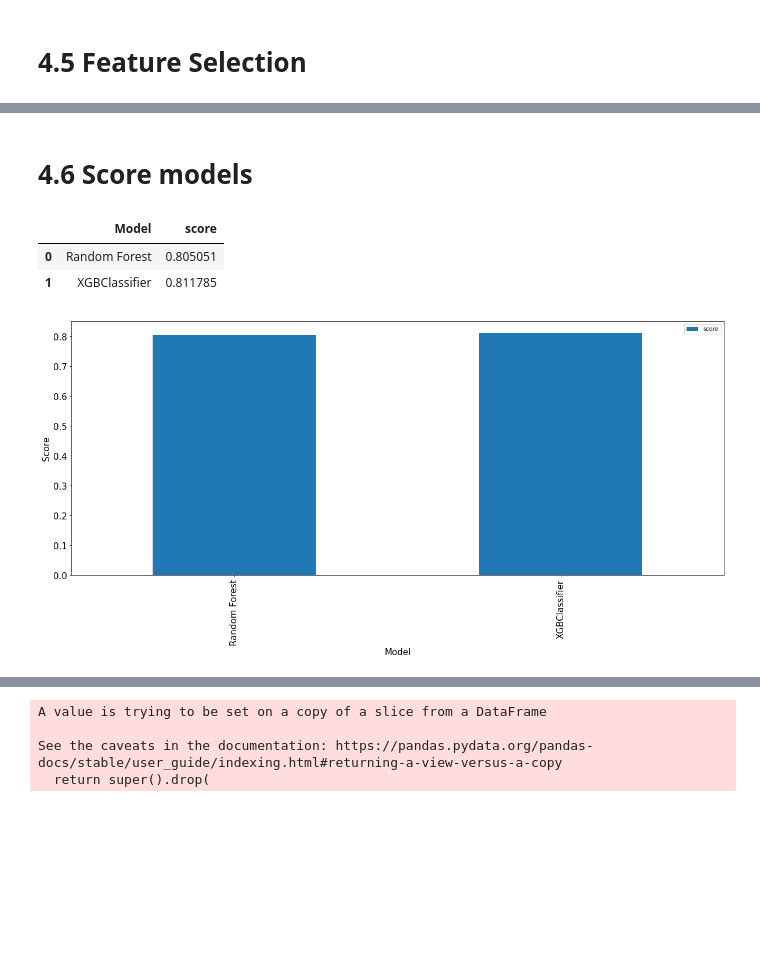
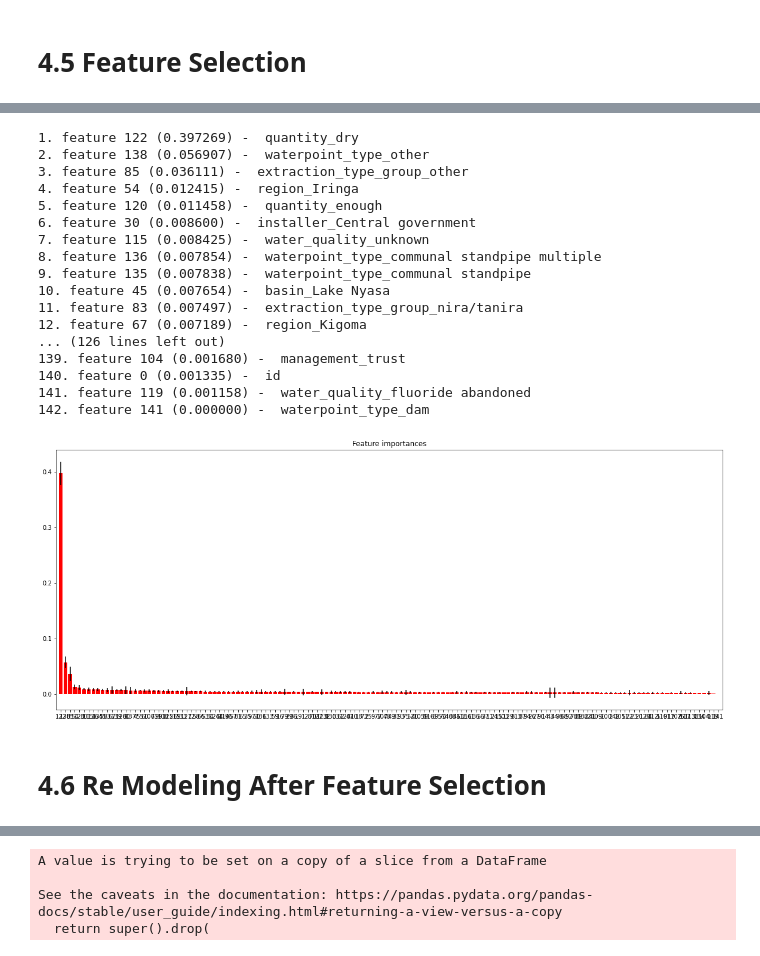
Before and after one commit to hemakaraveenhansika/pump-it-up, a Jupyter notebook: pump-it-up.ipynb, the cells around one changed output, grey strips where cells are left out. Cells and saved outputs as stored; diff of their text form; code cells hidden in the pictures; blank space fills up the shorter version.

Commit message:
feature selection

```diff
--- a/pump-it-up.ipynb
+++ b/pump-it-up.ipynb
@@ -1133,15 +1154,14 @@ add RobustScaler for train_data_1
 # %%
-target='status_group' #assign out target column as target
+target='status_group'
 used_cols = [c for c in train_data_1.columns.tolist() if c not in [target]]
-X=train_data_1[used_cols]
-y=train_data_1[target]
+X1=train_data_1[used_cols]
+y1=train_data_1[target]
 # %%
-# to divide our X and y to test and train
-X_train, X_test, y_train, y_test = train_test_split(X, y, test_size=0.2, random_state=42)
+# to divide our X1 and y1 to test and train
+X_train, X_test, y_train, y_test = train_test_split(X1, y1, test_size=0.2, random_state=42)
 # %% [markdown]
 # 4.2 RandomForestClassifier
 # %%
-rfc = RandomForestClassifier(n_estimators=50, random_state=42, n_jobs=-1,class_weight='balanced')
-rfc_model = make_pipeline(colum_transfer, rfc)
+rfc_model = RandomForestClassifier(n_estimators=50, random_state=42, n_jobs=-1,class_weight='balanced')
 rfc_model.fit(X_train, y_train)
 # %% [output]
@@ -1170,7 +1175,6 @@ Random Forest 0.805050505050505
 # %% [markdown]
 # 4.3 XGBClassifier
 # %%
-xgb = XGBClassifier(objective = 'multi:softmax', booster = 'gbtree', num_class = 3, eval_metric = 'merror', eta = .1,max_depth = 12, colsample_bytree = .4, learning_rate = 0.1, max_delta_step=1)
-xgb_model = make_pipeline(colum_transfer, xgb)
+xgb_model = XGBClassifier(objective = 'multi:softmax', booster = 'gbtree', num_class = 3, eval_metric = 'merror', eta = .1,max_depth = 12, colsample_bytree = .4, learning_rate = 0.1, max_delta_step=1)
 xgb_model.fit(X_train, y_train)
 # %% [output]
@@ -1201,35 +1230,38 @@ XGB 0.8117845117845118
 # %%
-# importances = rfc_model.feature_importances_
-# std = np.std([tree.feature_importances_ for tree in rfc_model.estimators_], axis=0)
-# indices = np.argsort(importances)[::-1]
+importances = xgb_model.feature_importances_
+std = np.std([tree.feature_importances_ for tree in rfc_model.estimators_], axis=0)
+indices = np.argsort(importances)[::-1]
 
-# feature_names = X_train.columns.tolist()
+feature_names = X1.columns.tolist()
 
-# # Printing the feature ranking
-# print("Feature ranking:", feature_names[f])
+for f in range(X1.shape[1]):
+    print("%d. feature %d (%f) - " % (f + 1, indices[f], importances[indices[f]]), feature_names[indices[f]])
 
-# for f in range(X.shape[1]):
-#     print("%d. feature %d (%f) - " % (f + 1, indices[f], importances[indices[f]]), feature_names[f])
-
-# # Plotting the feature importances of the forest
-# plt.figure()
-# plt.title("Feature importances")
-# plt.bar(range(X.shape[1]), importances[indices],
-#        color="r", yerr=std[indices], align="center")
-# plt.xticks(range(X.shape[1]), indices)
-# plt.xlim([-1, X.shape[1]])
-# plt.show()
+plt.figure()
+plt.title("Feature importances")
+plt.bar(range(X1.shape[1]), importances[indices],
+       color="r", yerr=std[indices], align="center")
+plt.xticks(range(X1.shape[1]), indices)
+plt.xlim([-1, X1.shape[1]])
+plt.show()
+# %% [output]
+1. feature 122 (0.397269) -  quantity_dry
+2. feature 138 (0.056907) -  waterpoint_type_other
+3. feature 85 (0.036111) -  extraction_type_group_other
+4. feature 54 (0.012415) -  region_Iringa
+5. feature 120 (0.011458) -  quantity_enough
+6. feature 30 (0.008600) -  installer_Central government
+7. feature 115 (0.008425) -  water_quality_unknown
+8. feature 136 (0.007854) -  waterpoint_type_communal standpipe multiple
+9. feature 135 (0.007838) -  waterpoint_type_communal standpipe
+10. feature 45 (0.007654) -  basin_Lake Nyasa
+11. feature 83 (0.007497) -  extraction_type_group_nira/tanira
+12. feature 67 (0.007189) -  region_Kigoma
+... (126 lines left out)
+139. feature 104 (0.001680) -  management_trust
+140. feature 0 (0.001335) -  id
+141. feature 119 (0.001158) -  water_quality_fluoride abandoned
+142. feature 141 (0.000000) -  waterpoint_type_dam
+[figure, added]
 # %% [markdown]
-# 4.6 Score models
+# 4.6 Re Modeling After Feature Selection
-# %%
-score = pd.DataFrame([("Random Forest", scoreRFC), ("XGBClassifier", scoreXGB)], columns=["Model", "score"])
-score.plot(x="Model", y="score", kind='bar', fontsize=15)
-plt.xlabel('Model', fontsize=15)
-plt.ylabel('Score', fontsize=15)
-
-score
-# %% [output]
-|  | Model | score |
-| 0 | Random Forest | 0.805051 |
-| 1 | XGBClassifier | 0.811785 |
-[figure, removed]
```
Also changed, not shown: parts of 57 cells of this notebook, 1 other file.
